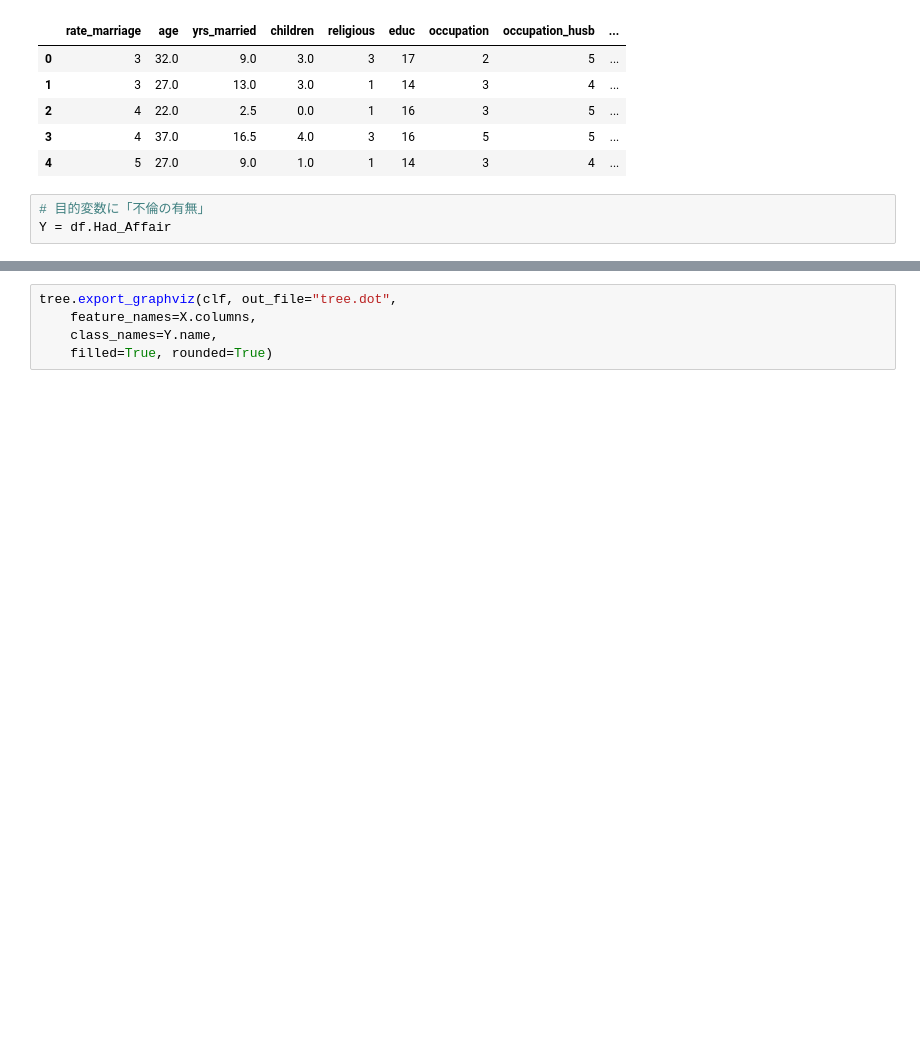
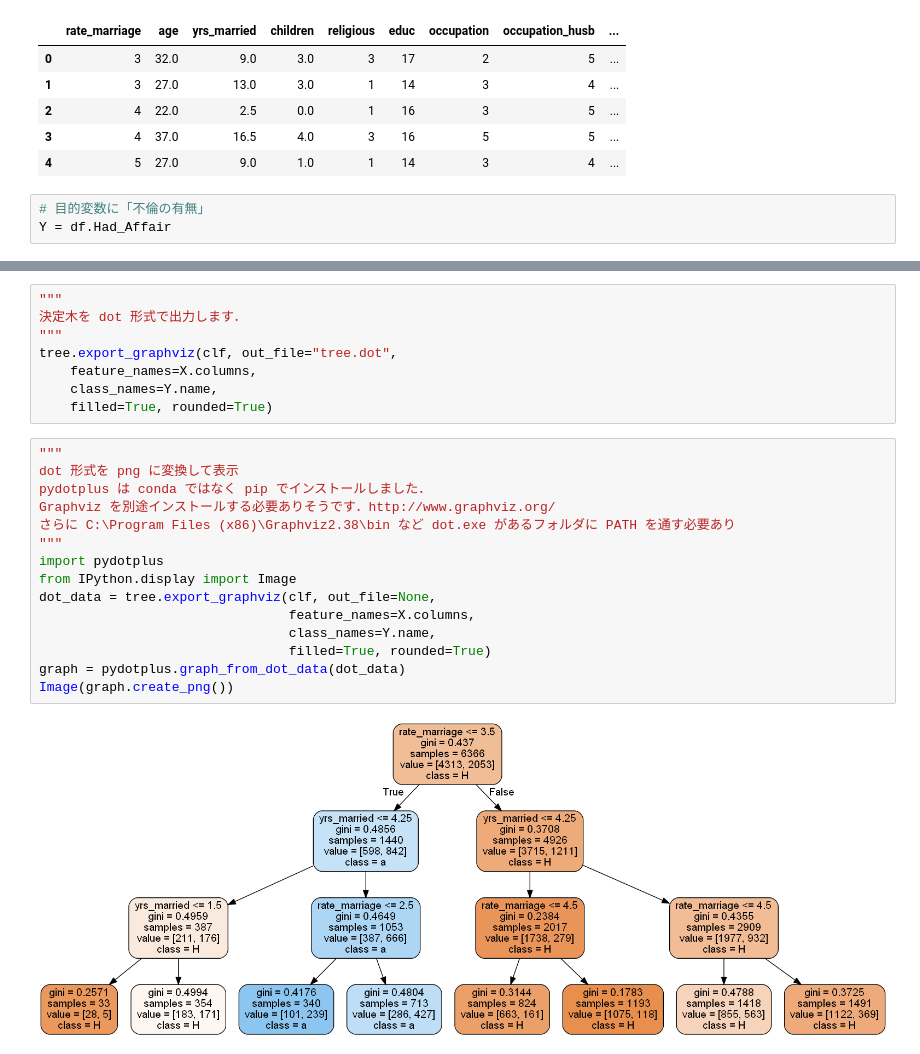
Before and after one commit to sudako/examples, a Jupyter notebook: ex0/affairs.ipynb, the cells around one changed output, grey strips where cells are left out. Saved outputs shown, nothing was run; the diff lists cells and outputs as text; blank space fills up the shorter version.

```diff
--- a/ex0/affairs.ipynb
+++ b/ex0/affairs.ipynb
@@ -54,7 +63,27 @@ clf.score(X, Y)                                # モデルの精度確認
 # %% [output]
 0.72133207665724164
 # %%
+"""
+決定木を dot 形式で出力します．
+"""
 tree.export_graphviz(clf, out_file="tree.dot",
     feature_names=X.columns,
     class_names=Y.name,
     filled=True, rounded=True)
+# %%
+"""
+dot 形式を png に変換して表示
+pydotplus は conda ではなく pip でインストールしました．
+Graphviz を別途インストールする必要ありそうです．http://www.graphviz.org/
+さらに C:\Program Files (x86)\Graphviz2.38\bin など dot.exe があるフォルダに PATH を通す必要あり
+"""
+import pydotplus
+from IPython.display import Image
+dot_data = tree.export_graphviz(clf, out_file=None,
+                                feature_names=X.columns,
+                                class_names=Y.name,
+                                filled=True, rounded=True)
+graph = pydotplus.graph_from_dot_data(dot_data)
+Image(graph.create_png())
+# %% [output]
+[figure, added]
```
Also changed, not shown: parts of 7 cells of this notebook.
